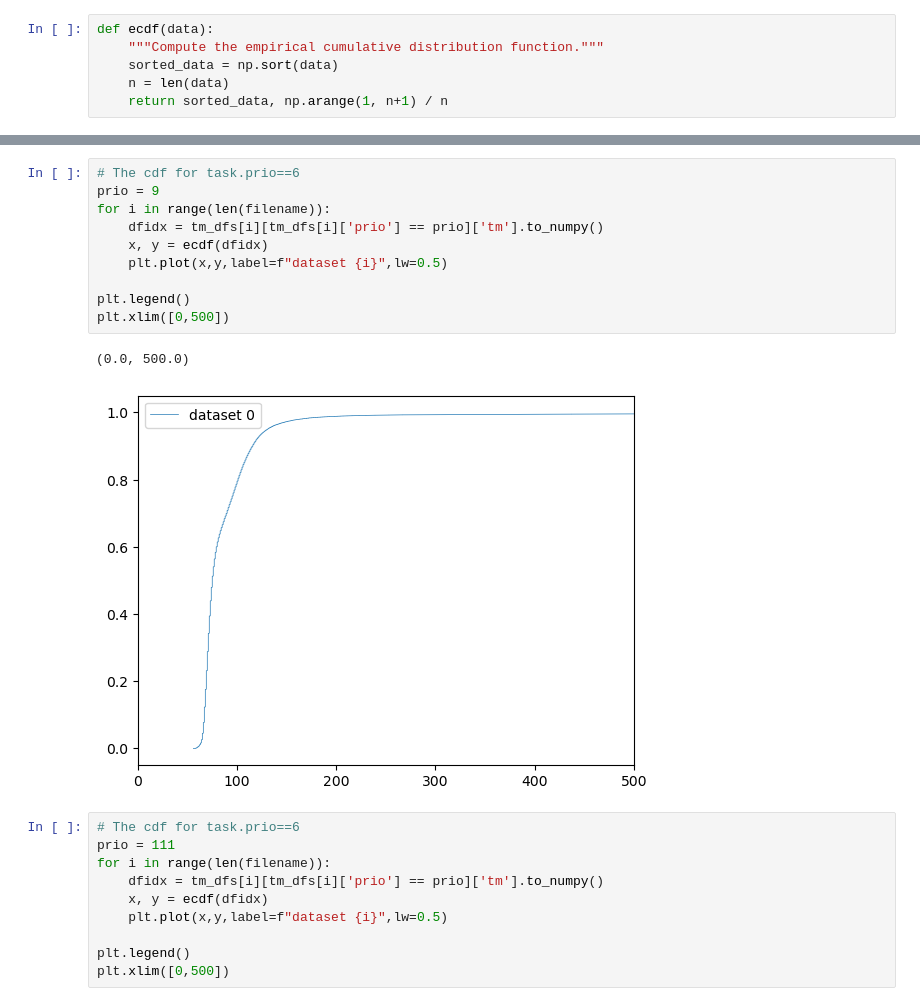
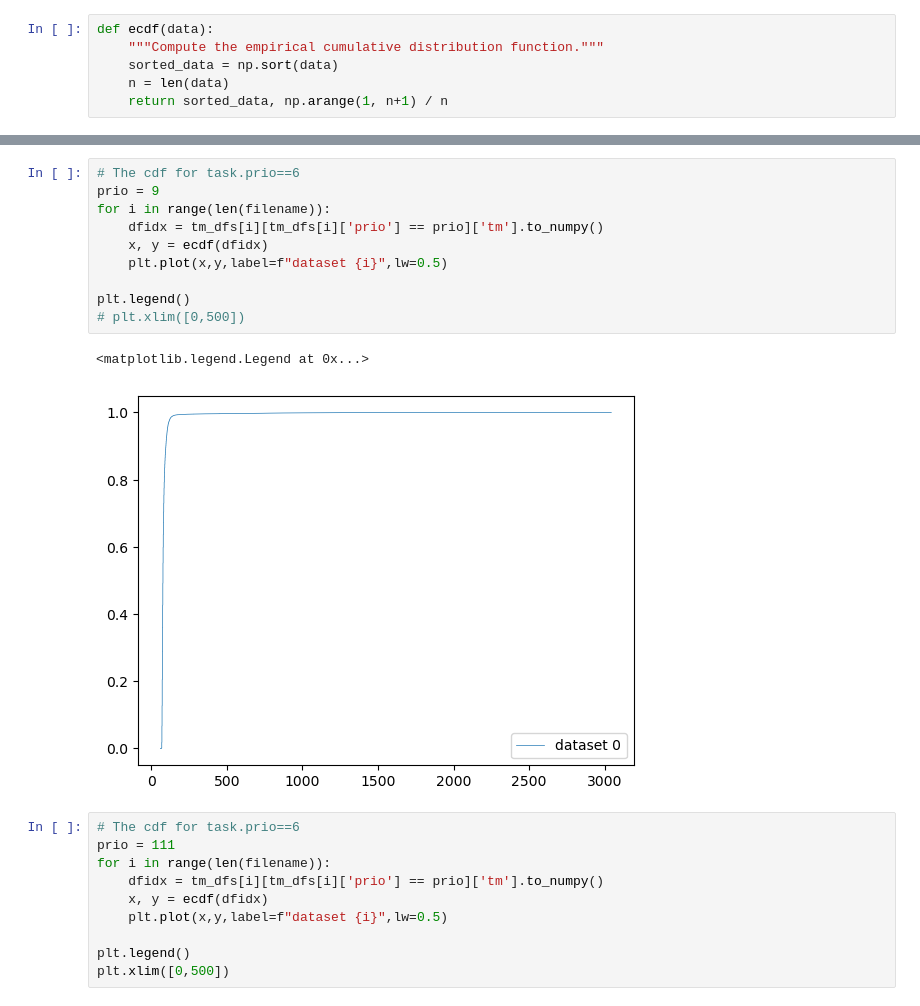
Before and after one commit to fyc1007261/ardupilot, a Jupyter notebook: case_study/observed_miss_rate.ipynb, the cells around one changed output, grey strips where cells are left out. Cells and saved outputs as stored; diff of their text form.

```diff
--- a/case_study/observed_miss_rate.ipynb
+++ b/case_study/observed_miss_rate.ipynb
@@ -217,16 +250,16 @@ plt.legend([0,3000])
 # %%
 # The cdf for task.prio==6
 prio = 9
 for i in range(len(filename)):
     dfidx = tm_dfs[i][tm_dfs[i]['prio'] == prio]['tm'].to_numpy()
     x, y = ecdf(dfidx)
     plt.plot(x,y,label=f"dataset {i}",lw=0.5)
 
 plt.legend()
-plt.xlim([0,500])
+# plt.xlim([0,500])
 # %% [output]
-(0.0, 500.0)
+<matplotlib.legend.Legend at 0x...>
-[figure, old version]
+[figure, new version]
 # %%
 # The cdf for task.prio==6
 prio = 111
```
Also changed, not shown: parts of 10 cells of this notebook, 46 other files.
